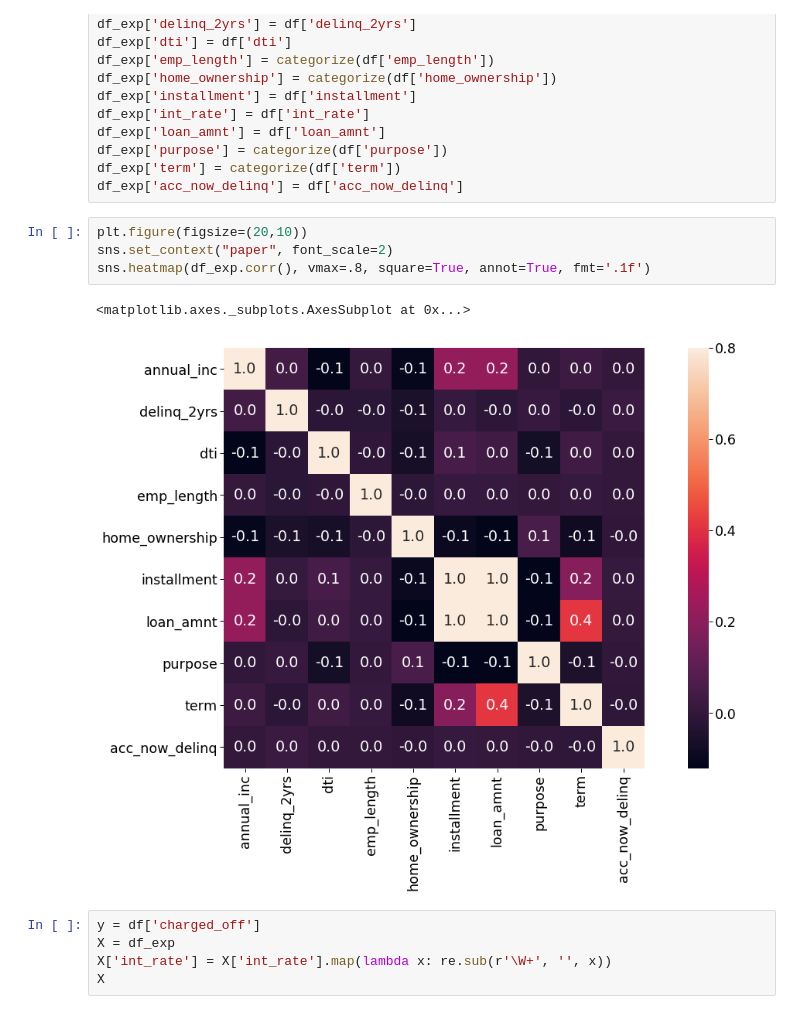
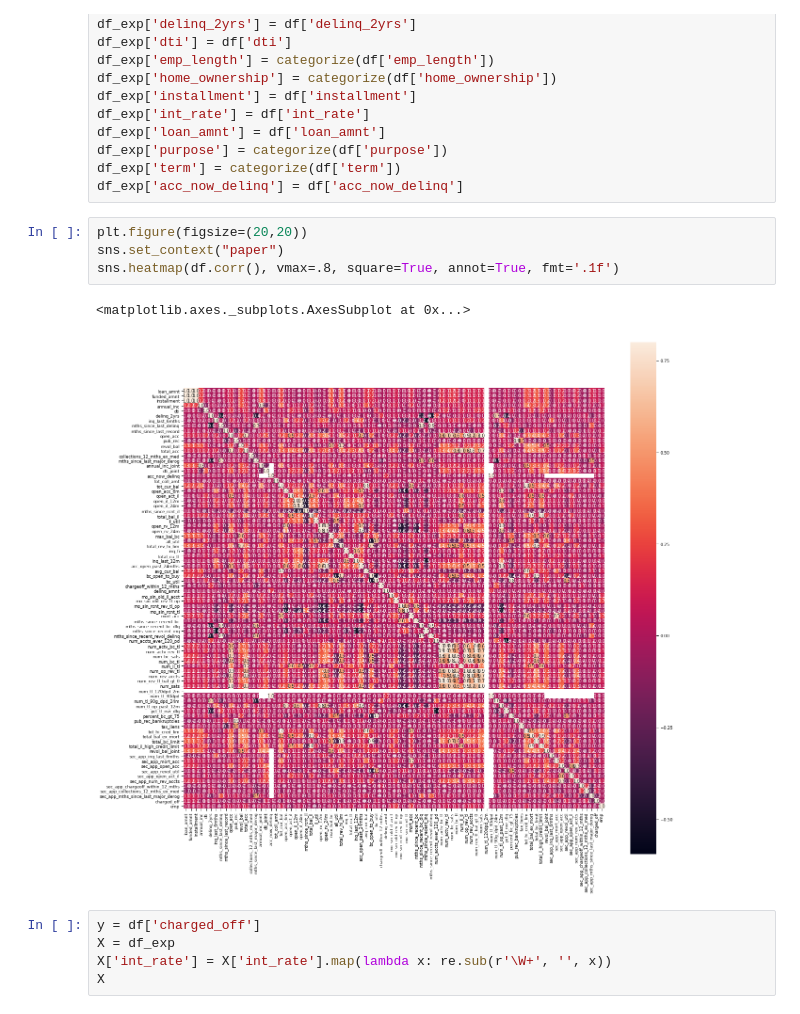
Before and after one commit to bloominstituteoftechnology/DS-Unit-4-Sprint-1-Tree-Ensembles, a Jupyter notebook: module1-decision-trees/DS1 Weekly Assignment.ipynb, the cells around one changed output. Drawn from its saved outputs; the diff is of its cells as text.

```diff
--- a/module1-decision-trees/DS1 Weekly Assignment.ipynb
+++ b/module1-decision-trees/DS1 Weekly Assignment.ipynb
@@ -150,12 +151,12 @@ df_exp['purpose'] = categorize(df['purpose'])
 df_exp['term'] = categorize(df['term'])
 df_exp['acc_now_delinq'] = df['acc_now_delinq']
 # %%
-plt.figure(figsize=(20,10))
-sns.set_context("paper", font_scale=2)
-sns.heatmap(df_exp.corr(), vmax=.8, square=True, annot=True, fmt='.1f')
+plt.figure(figsize=(20,20))
+sns.set_context("paper")
+sns.heatmap(df.corr(), vmax=.8, square=True, annot=True, fmt='.1f')
 # %% [output]
 <matplotlib.axes._subplots.AxesSubplot at 0x...>
-[figure, old version]
+[figure, new version]
 # %%
 y = df['charged_off']
 X = df_exp
```
Also changed, not shown: parts of 15 cells of this notebook, 1 other file.
